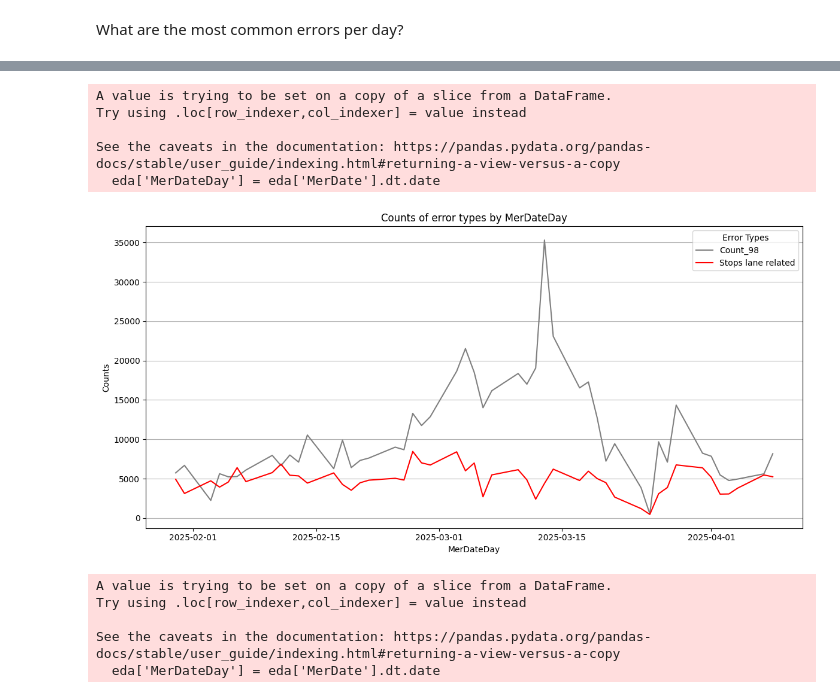
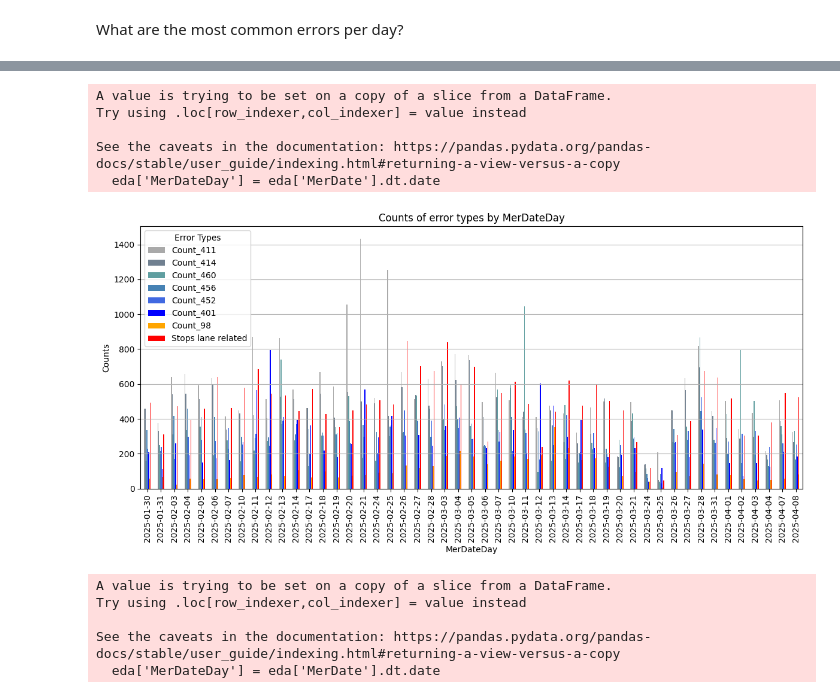
Before and after one commit to AcidSudo/Sanovo_19052025, a Jupyter notebook: exploration_04062025.ipynb, the cells around one changed output, grey strips where cells are left out. Saved outputs shown, nothing was run; the diff lists cells and outputs as text; code cells hidden in the pictures.

```diff
--- a/exploration_04062025.ipynb
+++ b/exploration_04062025.ipynb
@@ -51,2 +52,18 @@ plt.show()
 # %% [markdown]
 What are the most common errors per day?
+# %%
+test['MerDateDay'] = test['MerDate'].dt.date
+# 2. Group by date and error_type to get total counts per day per error type
+test['count'] = 1
+test = test[(test['MerType'] == 21) & (test['MerNumber'].isin([411, 414, 460, 456]))]
+grouped = test.groupby(['MerDateDay', 'MerNumber'])['count'].sum().reset_index()
+
+# 3. Create a density plot
+plt.figure(figsize=(10, 6))
+sns.kdeplot(data=grouped, x='count', hue='MerNumber', fill=True, common_norm=False, alpha=0.5, palette=['red', 'blue', 'green', 'orange'])
+plt.title('Density Plot of Error Counts by Error Type')
+plt.xlabel('Error Count')
+plt.ylabel('Density')
+plt.grid(True)
+plt.tight_layout()
+plt.show()
@@ -62,7 +81,7 @@ eda_agg = eda.groupby('MerDateDay').apply(
         'Count_456': (x['MerNumber'] == 456).sum(),
         'Count_452': (x['MerNumber'] == 452).sum(),
         'Count_401': (x['MerNumber'] == 401).sum(),
-        'Count_98': (x['MerNumber'] == 98).sum(),
+        'Count_98': (x['MerNumber'] == 98).sum() / 100,
         # 'Count_470': (x['MerNumber'] == 470).sum(),
         # 'Count_412': (x['MerNumber'] == 412).sum(),
         # 'Count_410': (x['MerNumber'] == 410).sum(),
@@ -76,41 +95,41 @@ eda_agg = eda.groupby('MerDateDay').apply(
         # 'Count_483': (x['MerNumber'] == 483).sum(),
         # 'Count_450': (x['MerNumber'] == 450).sum(),
         # 'Count_511': (x['MerNumber'] == 511).sum(),
-        'Stops lane related': ((x['MerType'] == 8) & (x['MerNumber'] == 0)).sum() * 10
+        'Stops lane related': ((x['MerType'] == 8) & (x['MerNumber'] == 0)).sum()
 
         # 'Stops lane related': ((x['MerType'] == 8) & (x['MerNumber'] == 0) & (x['MerSubNumber'] == 2)).sum() * 10 #we only want lane related errors MerSubNumber 2 is lane related
     })
 ).reset_index()
 
 # eda_agg = eda_agg[eda_agg['MerDateDay'].apply(lambda x: pd.to_datetime(x).month).isin([1, 2])]
 
 eda_agg.plot(
     x='MerDateDay',
-    y=['Count_98', 'Stops lane related'],
+    # y=['Count_98', 'Stops lane related'],
 
-    # y=['Count_411', 'Count_414', 'Count_460', 'Count_456', 'Count_452', 'Count_401', 'Count_98', 'Stops lane related'],
-    kind='line',
+    y=['Count_411', 'Count_414', 'Count_460', 'Count_456', 'Count_452', 'Count_401', 'Count_98', 'Stops lane related'],
+    kind='bar',
     figsize=(12, 6),
-    color=['grey', 'red']
+    # color=['grey', 'red']
 
-    # color=['#A9A9A9', '#708090', '#5F9EA0', '#4682B4', '#4169E1', '#0000FF', 'grey', 'red']
+    color=['#A9A9A9', '#708090', '#5F9EA0', '#4682B4', '#4169E1', '#0000FF', 'orange', 'red']
 )
 
 # Add labels, title, and legend
 plt.xlabel('MerDateDay')
 plt.ylabel('Counts')
 plt.title('Counts of error types by MerDateDay')
 plt.legend(title='Error Types')
 plt.grid(axis='y')
 plt.tight_layout()
 plt.show()
 # %% [output]
 A value is trying to be set on a copy of a slice from a DataFrame.
 Try using .loc[row_indexer,col_indexer] = value instead
 
 See the caveats in the documentation: https://pandas.pydata.org/pandas-docs/stable/user_guide/indexing.html#returning-a-view-versus-a-copy
   eda['MerDateDay'] = eda['MerDate'].dt.date
-[figure, old version]
+[figure, new version]
 # %%
 eda = test[(test['MerType'] == 21) &(test['MerNumber'] >= 400) | ((test['MerType'] == 8) & (test['MerNumber'] == 0)) | ((test['MerType'] == 22) & (test['MerNumber'] == 98))]
 
```
Also changed, not shown: parts of 5 cells of this notebook, 5 other files.
